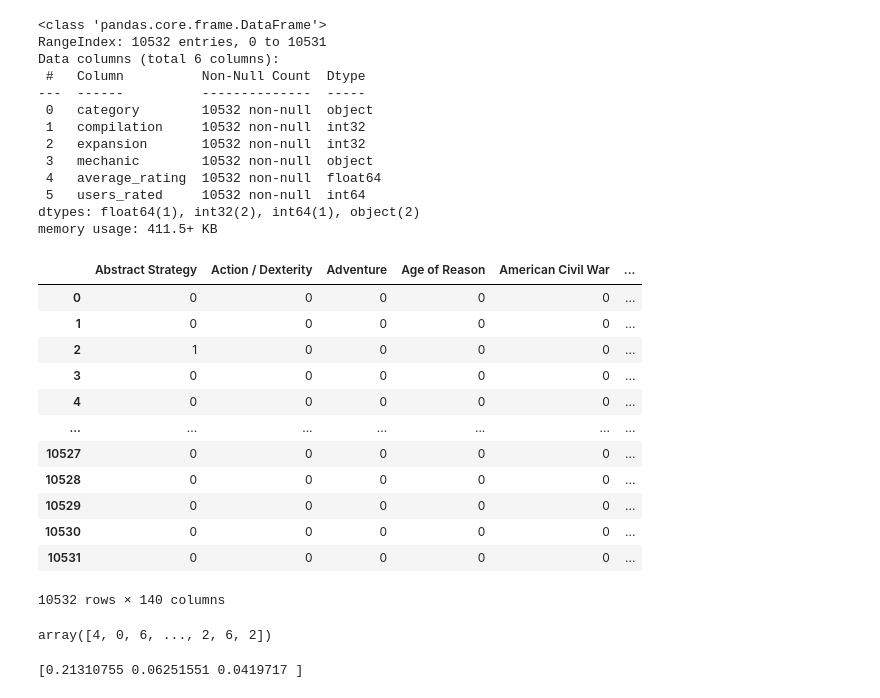
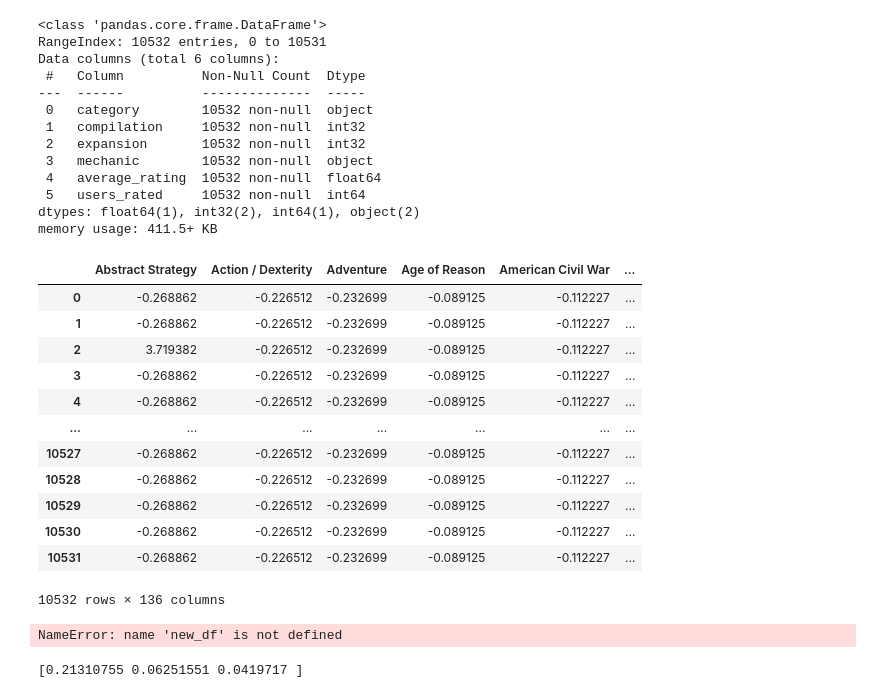
Before and after one commit to WraySmith/boardgame-explorer, a Jupyter notebook: networkgraph_testing/network_testing.ipynb, the cells around one changed output. Saved outputs shown, nothing was run; the diff lists cells and outputs as text; code cells hidden in the pictures.

```diff
--- a/networkgraph_testing/network_testing.ipynb
+++ b/networkgraph_testing/network_testing.ipynb
@@ -85,40 +87,43 @@ num_cols = ['average_rating', 'users_rated']
 # %%
 # convert category and mechanic to one hot encoding
 binarizer = MultiLabelBinarizer()
-category = pd.DataFrame(binarizer.fit_transform(boardgame_data_sub.category), columns = binarizer.classes_)
+category = pd.DataFrame(scale(binarizer.fit_transform(boardgame_data_sub.category)), columns = binarizer.classes_)
 binarizer = MultiLabelBinarizer()
-mechanic = pd.DataFrame(binarizer.fit_transform(boardgame_data_sub.mechanic), columns = binarizer.classes_)
+mechanic = pd.DataFrame(scale(binarizer.fit_transform(boardgame_data_sub.mechanic)), columns = binarizer.classes_)
 # normalize numeric columns
 normalizer = Normalizer()
 normal_data = pd.DataFrame(normalizer.fit_transform(boardgame_data_sub[['average_rating', 'users_rated']]),
                            columns = ['average_rating', 'users_rated'])
 
 # keep several columns from the original dataframe that don't require modification
 original_df_cols = boardgame_data_sub[['compilation', 'expansion']].copy()
 
 # general datafraome for modelling
-new_df = pd.concat([category, mechanic, normal_data, original_df_cols], axis = 1)
-new_df
+#new_df = pd.concat([category, mechanic, normal_data, original_df_cols], axis = 1)
+#new_df
+
+onehot_df = pd.concat([category, mechanic], axis = 1)
+onehot_df
 # %% [output]
 |  | Abstract Strategy | Action / Dexterity | Adventure | Age of Reason | American Civil War | ... |
-| 0 | 0 | 0 | 0 | 0 | 0 | ... |
-| 1 | 0 | 0 | 0 | 0 | 0 | ... |
-| 2 | 1 | 0 | 0 | 0 | 0 | ... |
-| 3 | 0 | 0 | 0 | 0 | 0 | ... |
-| 4 | 0 | 0 | 0 | 0 | 0 | ... |
+| 0 | -0.268862 | -0.226512 | -0.232699 | -0.089125 | -0.112227 | ... |
+| 1 | -0.268862 | -0.226512 | -0.232699 | -0.089125 | -0.112227 | ... |
+| 2 | 3.719382 | -0.226512 | -0.232699 | -0.089125 | -0.112227 | ... |
+| 3 | -0.268862 | -0.226512 | -0.232699 | -0.089125 | -0.112227 | ... |
+| 4 | -0.268862 | -0.226512 | -0.232699 | -0.089125 | -0.112227 | ... |
 | ... | ... | ... | ... | ... | ... | ... |
-| 10527 | 0 | 0 | 0 | 0 | 0 | ... |
-| 10528 | 0 | 0 | 0 | 0 | 0 | ... |
-| 10529 | 0 | 0 | 0 | 0 | 0 | ... |
-| 10530 | 0 | 0 | 0 | 0 | 0 | ... |
-| 10531 | 0 | 0 | 0 | 0 | 0 | ... |
+| 10527 | -0.268862 | -0.226512 | -0.232699 | -0.089125 | -0.112227 | ... |
+| 10528 | -0.268862 | -0.226512 | -0.232699 | -0.089125 | -0.112227 | ... |
+| 10529 | -0.268862 | -0.226512 | -0.232699 | -0.089125 | -0.112227 | ... |
+| 10530 | -0.268862 | -0.226512 | -0.232699 | -0.089125 | -0.112227 | ... |
+| 10531 | -0.268862 | -0.226512 | -0.232699 | -0.089125 | -0.112227 | ... |
-10532 rows × 140 columns
+10532 rows × 136 columns
 # %%
 # generate a kmeans model with 6 clusters and 1000 starts (note that as it's unsupervised learning, not sure the point of starts)
-kmeans = KMeans(n_clusters = 8, n_init = 1000).fit(new_df)
-kmeans.labels_
+#kmeans = KMeans(n_clusters = 8, n_init = 1000).fit(new_df)
+#kmeans.labels_
 # %% [output]
-array([4, 0, 6, ..., 2, 6, 2])
+NameError: name 'new_df' is not defined
 # %%
 # dimensionality reduction for plotting
 pca = PCA(n_components=3)
```
Also changed, not shown: parts of 11 cells of this notebook, 1 other file.
